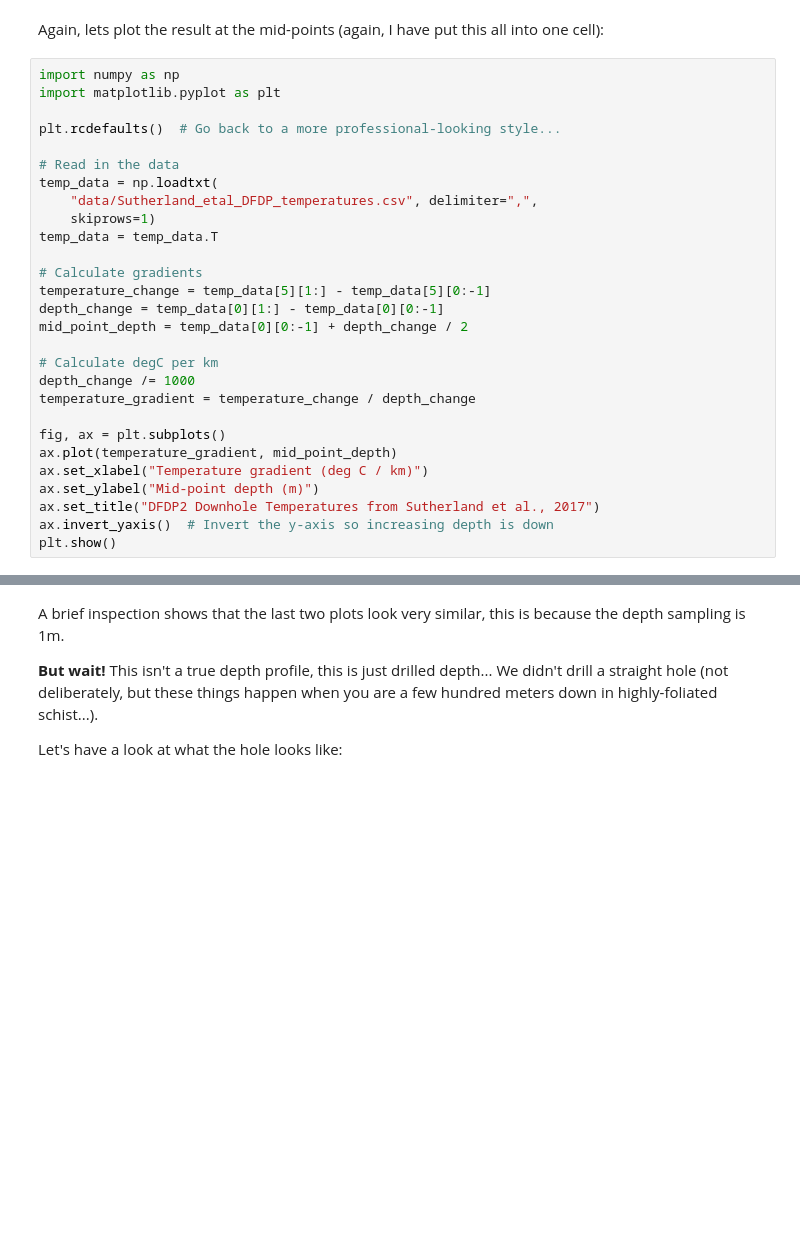
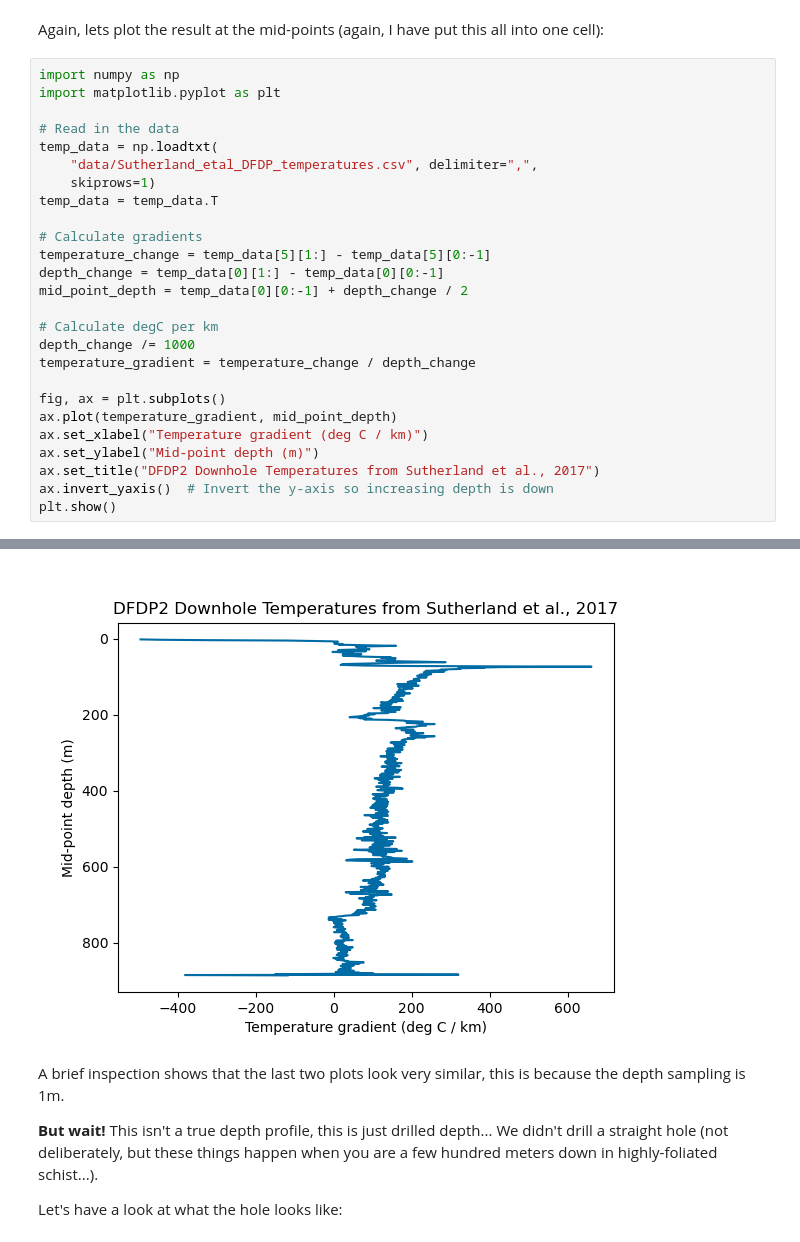
Before and after one commit to calum-chamberlain/ESCI451-Python, a Jupyter notebook: ESCI451_Module_2A.ipynb, the cells around one changed output, grey strips where cells are left out. Drawn from its saved outputs; the diff is of its cells as text; blank space fills up the shorter version.

```diff
--- a/ESCI451_Module_2A.ipynb
+++ b/ESCI451_Module_2A.ipynb
@@ -1081,8 +1069,6 @@ Again, lets plot the result at the mid-points (again, I have put this all into o
 # %%
 import numpy as np
 import matplotlib.pyplot as plt
-
-plt.rcdefaults()  # Go back to a more professional-looking style...
 
 # Read in the data
 temp_data = np.loadtxt(
@@ -1112,3 +1096,4 @@ plt.show()
+[figure, added]
 # %% [markdown]
 A brief inspection shows that the last two plots look very similar, this is because the depth sampling is 1m.
 
```
Also changed, not shown: parts of 16 cells of this notebook, 5 other files.
